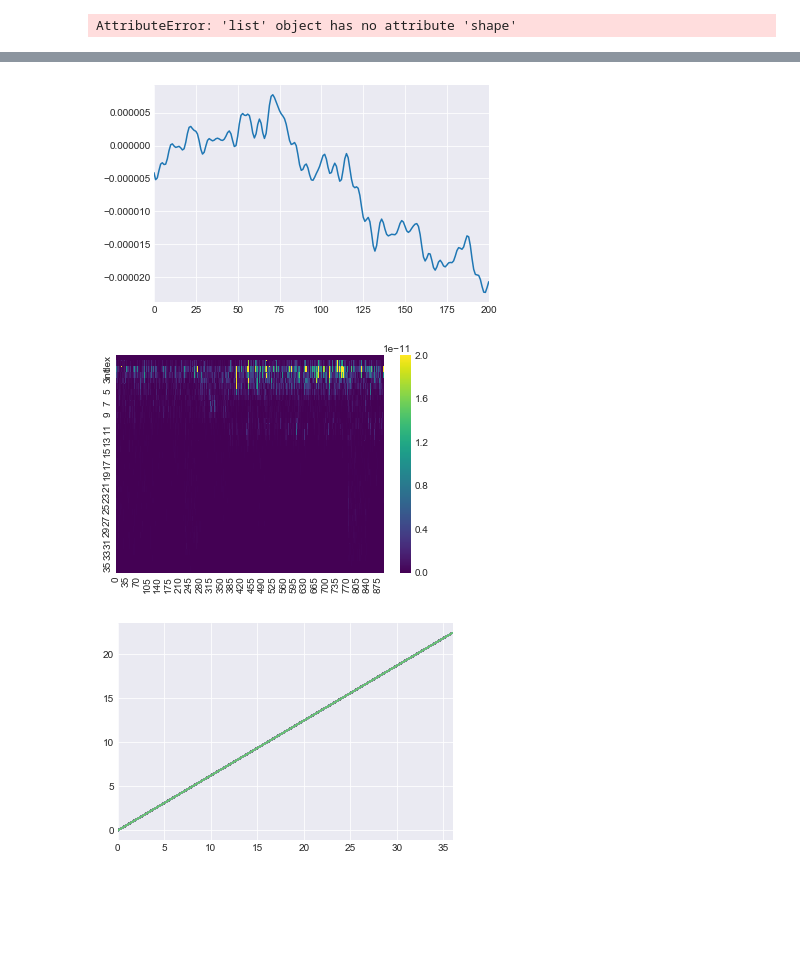
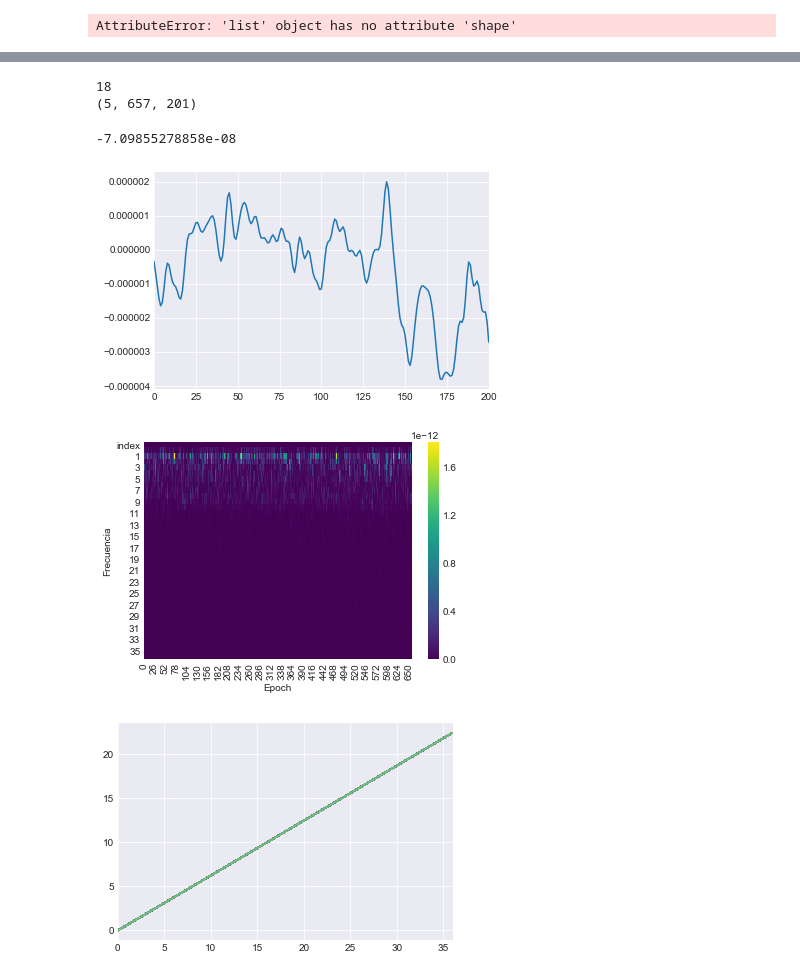
Before and after one commit to lucasputer/CienciaDeDatos, a Jupyter notebook: tp2/Pruebas.ipynb, the cells around one changed output, grey strips where cells are left out. Cells and saved outputs as stored; diff of their text form; code cells hidden in the pictures; blank space fills up the shorter version.

```diff
--- a/tp2/Pruebas.ipynb
+++ b/tp2/Pruebas.ipynb
@@ -78,5 +80,14 @@ def electrodos_usados(dataset):
     electrodo80 = dataset[:, 79, :]
     electrodo131 = dataset[:, 130, :]
     electrodo185 = dataset[:, 184, :]
+    return [electrodo8, electrodo44, electrodo80, electrodo131, electrodo185]
 
-    return [electrodo8, electrodo44, electrodo80, electrodo131, electrodo185]
+# Matriz de (Sujeto x Electrodo x Epoch x Tiempo -> Valor)
+electrodos_usados_todos = ([electrodos_usados(datasets_normales[i]) for i in range(len(datasets_normales))] +
+                     [electrodos_usados(datasets_disminuidos[i]) for i in range(len(datasets_disminuidos))])
+
+print len(electrodos_usados_todos)
+print np.shape(electrodos_usados_todos[0])
+# %% [output]
+18
+(5, 657, 201)
@@ -95,16 +94,25 @@ def senal_suavizada(ts):
+# %%
+# Dada una lista de (Sujeto x Electrodo x Epoch x Tiempo -> Valor) y un Epoch, promedia los tiempos del Epoch
+# y devuelve la lista (Tiempo -> Valor) promediando sujetos y electrodos en el epoch
+def average_time_series(datasets, epoch):
+    ans = []
+    for t in range(len(datasets[0][0][epoch])):
+        tmp = []
+        for s in range(len(datasets)):
+            for e in range(len(datasets[s])):
+                if epoch < len(datasets[s][e]):
+                    tmp.append(datasets[s][e][epoch][t])
+        ans.append(np.mean(tmp))
+    return ans
+
+# Dado un epoch y una matriz de (Sujeto x Electrodo x Epoch x Tiempo -> Valor)
+# devolver una lista de (Epoch x Tiempo -> Valor) promediando
+def average_by_epoch(datasets):
+    return [average_time_series(datasets, epoch) for epoch in range(len(datasets[0][0])) ]
 # %%
-averagedElectrodesByEpoch = [list(senal_suavizada(averageInEpoch(i,datasets_disminuidos[0]))) for i in range(894)]
+averaged_by_epoch = average_by_epoch(electrodos_usados_todos)
+print averaged_by_epoch[0][0]
 # Primer Epoch
-
-plt.show()
-
-
-#data={'epoca': range(894),
-#      'frequ': epoch0_welch[0]
-#      'pot'  : [epoch0_welch[1], epoch1_welch[1], ]
-#     }
-
-#averagedEpochs = pd.DataFrame(data=data, columns=['epochs', 'frecuencas', 'potencias'])
 
 def freq_pots_relevantes(freqs, pots):
     pairs_relevantes = filter(lambda x: x[0] <= 45.0, zip(freqs, pots))
@@ -112,35 +120,39 @@ def freq_pots_relevantes(freqs, pots):
     amplitudes_relevantes = map(lambda x: x[1], pairs_relevantes)
     return (freqs_relevantes, amplitudes_relevantes)
 
-
 allEpochs = pd.DataFrame();
-for i in range(894):
-    epoch_welch = scipy.signal.welch(averagedElectrodesByEpoch[i], fs=250)
+for i in range(len(averaged_by_epoch)):
+    epoch_welch = scipy.signal.welch(averaged_by_epoch[i], fs=250)
     frecuencas_sampleadas = epoch_welch[0]; # Deberia ser siempre lo mismo
     (freqs_relevantes, pots_relevantes) = freq_pots_relevantes(frecuencas_sampleadas, epoch_welch[1])
     allEpochs = allEpochs.append(pd.DataFrame(pots_relevantes).transpose());
-
 allEpochs = allEpochs.reset_index();
 
 
 # No se por que aparece mil veces el dataframe printeado
 # Arreglar eso
 # crei que los ';' lo arreglaban pero no
+# %% [output]
+-7.09855278858e-08
 # %%
-
 # Viendo este grafico creo que habia que suavizar la funcion
 # Capaz asi el grafico de arriba se pone mas interesante
 
-
-sns.tsplot(averagedElectrodesByEpoch[20])
+sns.tsplot(averaged_by_epoch[20])
 plt.show()
 # %% [output]
-[figure, old version]
+[figure, new version]
-# %%
-sns.heatmap(allEpochs.transpose(), cmap="viridis", vmax=2e-11 )
-plt.show()
-# %% [output]
-[figure, removed]
+# %%
+ax = sns.heatmap(allEpochs.transpose(), cmap="viridis" )
+
+ax.set_ylabel('Frecuencia')
+ax.set_xlabel('Epoch')
+_, labels = plt.yticks()
+plt.setp(labels, rotation=0)
+
+plt.show()
+# %% [output]
+[figure, added]
 # %%
 def get_epoch(epoch_idx,electrodo_idx, dataset):
     return dataset[epoch_idx, electrodo_idx, :]
```
Also changed, not shown: parts of 3 cells of this notebook.
